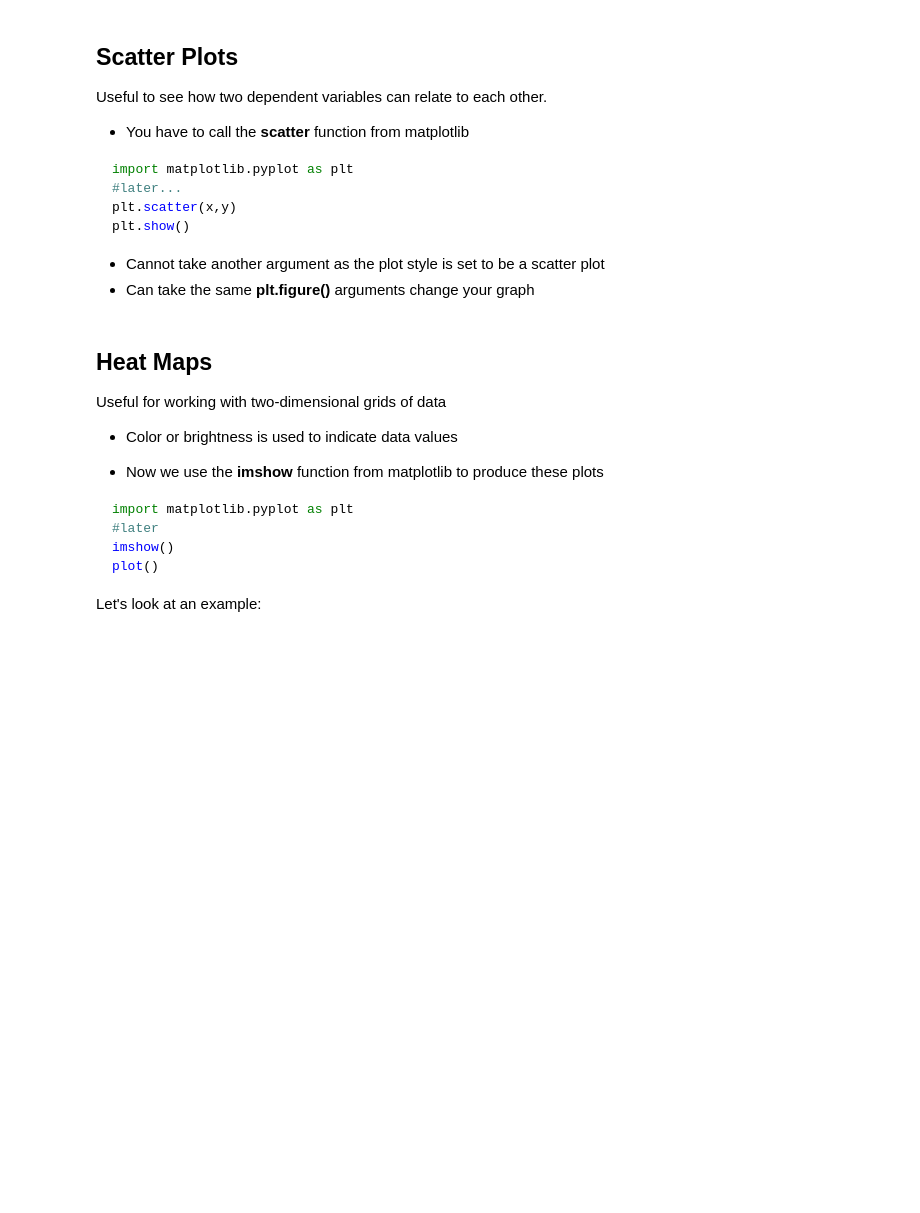
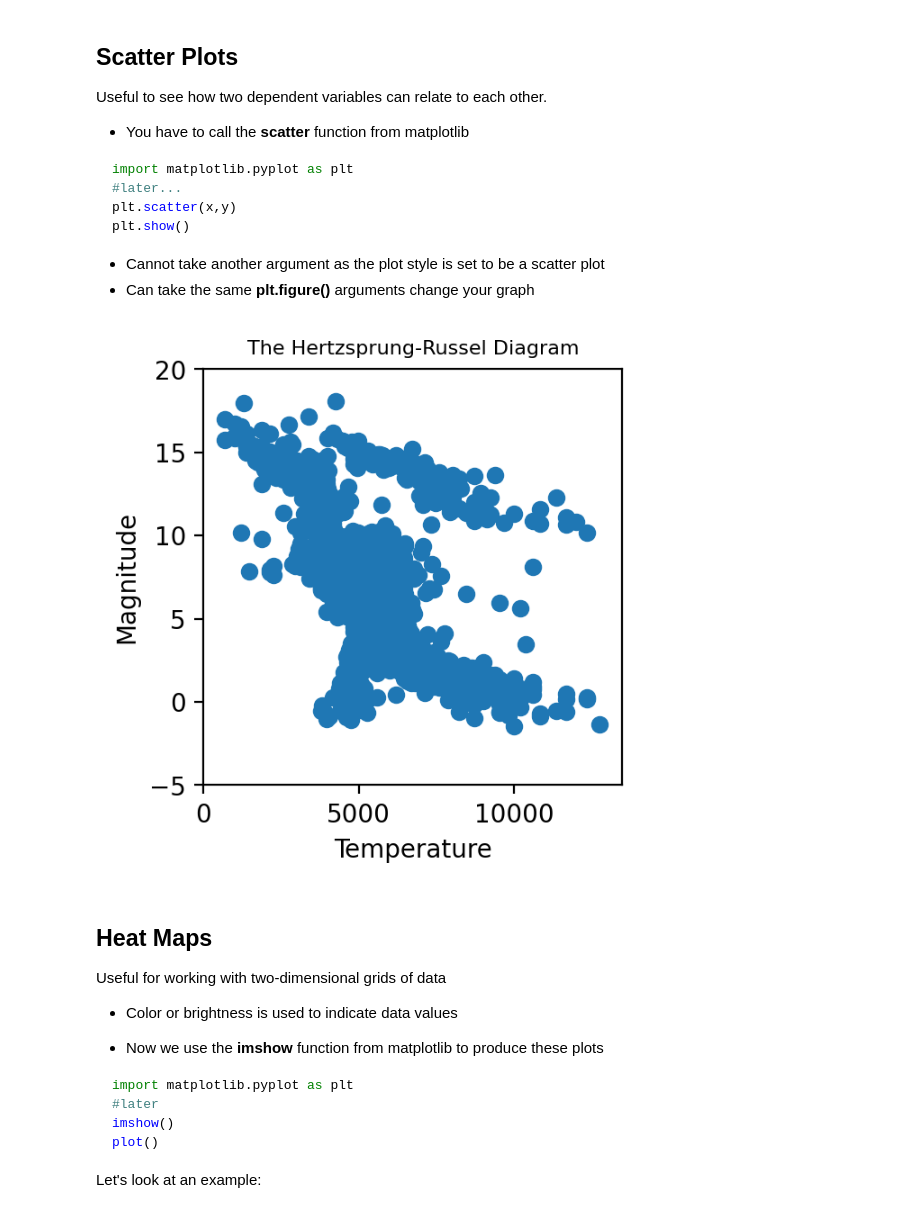
Before and after one commit to hsf-training/Python-for-STEM, a Jupyter notebook: notebooks/9-Introduction_to_Python.ipynb, the cells around one changed output. Cells and saved outputs as stored; diff of their text form; code cells hidden in the pictures; blank space fills up the shorter version.

```diff
--- a/notebooks/9-Introduction_to_Python.ipynb
+++ b/notebooks/9-Introduction_to_Python.ipynb
@@ -946,30 +1159,31 @@ plt.show()
 * Can take the same **plt.figure()** arguments change your graph
 # %%
 import matplotlib.pyplot as plt
-from google.colab import drive
 from numpy import loadtxt
 
-drive.mount('/content/drive')
-data_in_drive ="/content/drive/MyDrive/Colab Notebooks/STEM Workshop/Feb 2021/Data/stars.txt"
+data ="https://raw.githubusercontent.com/hsf-training/Python-for-STEM/master/data/stars.txt"
 
-data = loadtxt(data_in_drive, float)
+
+data = loadtxt(data, float)
 
 x = data[:,0]   #slice to assign everything from the first column
 y = data[:,1]    #slice to assing everything from the second column
 
 #Change the figure's look
 plt.figure(figsize=(3,3), dpi=200)
 
 #plot the data
 plt.scatter(x,y)
 
 plt.title("The Hertzsprung-Russel Diagram", fontsize=8)
 plt.xlabel("Temperature")
 plt.ylabel("Magnitude")
 plt.xlim(0,13500)
 plt.ylim(-5,20)
 
 plt.show()
+# %% [output]
+[figure, added]
 # %% [markdown]
 ## Heat Maps
 
```
Also changed, not shown: parts of 41 cells of this notebook.
